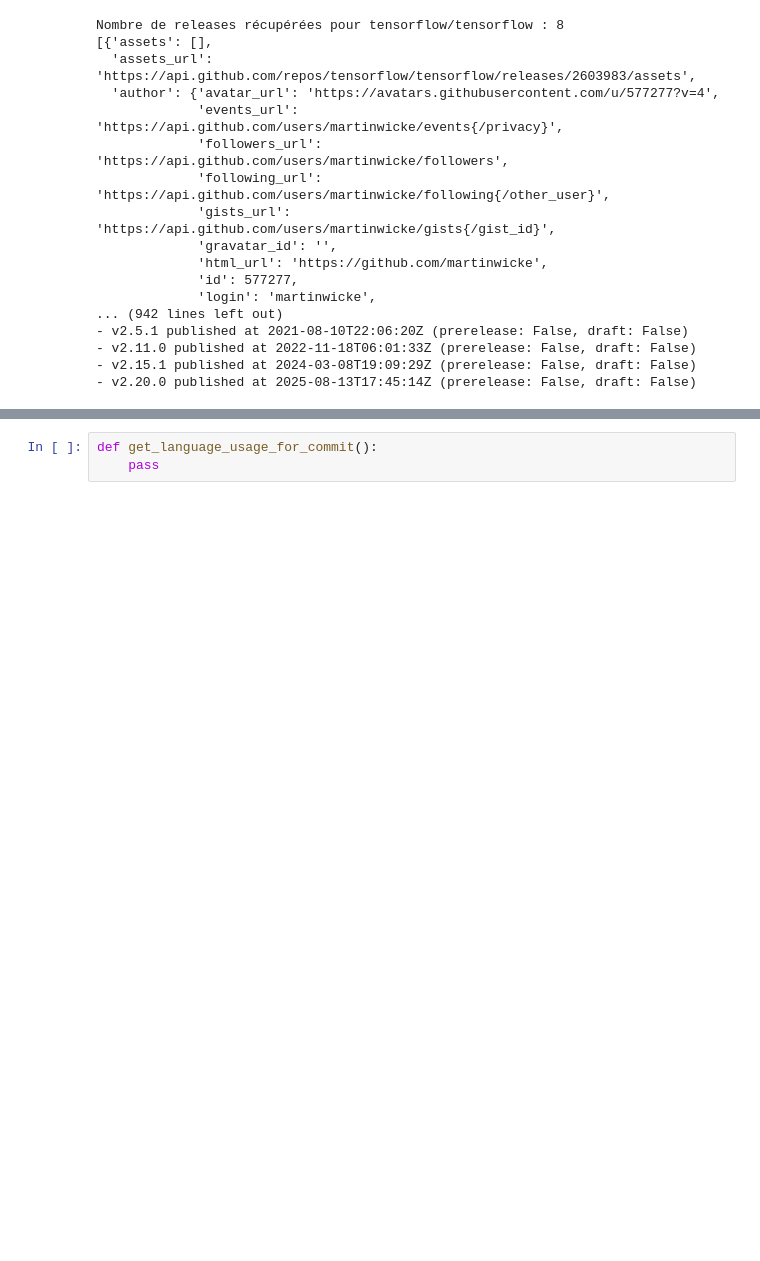
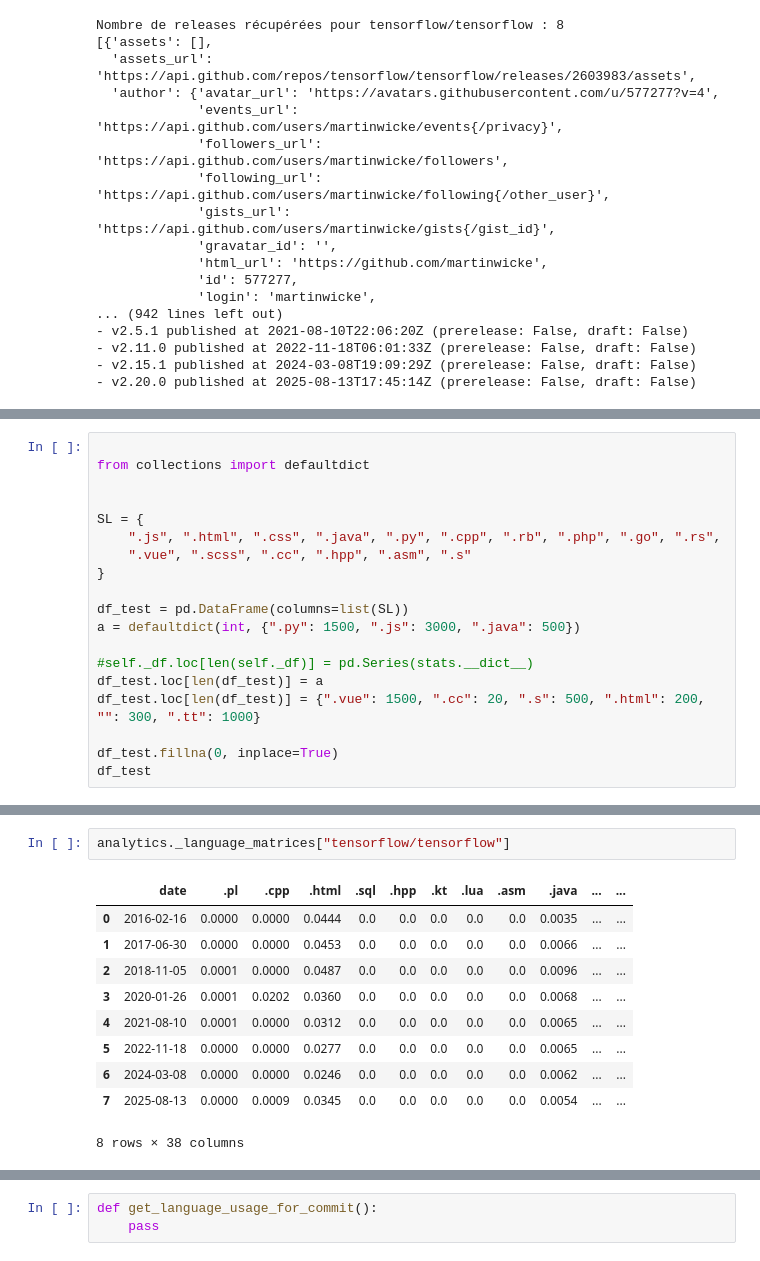
Before and after one commit to kerryghan-relot/Github-Language-Analysis, a Jupyter notebook: research/01a - Kerryghan Data Collection.ipynb, the cells around one changed output, grey strips where cells are left out. Drawn from its saved outputs; the diff is of its cells as text; blank space fills up the shorter version.

Commit message:
Kerryghan - fully working data collection ready to collect

```diff
--- a/research/01a - Kerryghan Data Collection.ipynb
+++ b/research/01a - Kerryghan Data Collection.ipynb
@@ -209,0 +423,19 @@ Nombre de releases récupérées pour tensorflow/tensorflow : 8
+# %%
+
+from collections import defaultdict
+
+
+SL = {
+    ".js", ".html", ".css", ".java", ".py", ".cpp", ".rb", ".php", ".go", ".rs",
+    ".vue", ".scss", ".cc", ".hpp", ".asm", ".s"
+}
+
+df_test = pd.DataFrame(columns=list(SL))
+a = defaultdict(int, {".py": 1500, ".js": 3000, ".java": 500})
+
+#self._df.loc[len(self._df)] = pd.Series(stats.__dict__)
+df_test.loc[len(df_test)] = a
+df_test.loc[len(df_test)] = {".vue": 1500, ".cc": 20, ".s": 500, ".html": 200, "": 300, ".tt": 1000}
+
+df_test.fillna(0, inplace=True)
+df_test
@@ -209,0 +690,13 @@ Nombre de releases récupérées pour tensorflow/tensorflow : 8
+# %%
+analytics._language_matrices["tensorflow/tensorflow"]
+# %% [output]
+|  | date | .pl | .cpp | .html | .sql | .hpp | .kt | .lua | .asm | .java | ... | ... |
+| 0 | 2016-02-16 | 0.0000 | 0.0000 | 0.0444 | 0.0 | 0.0 | 0.0 | 0.0 | 0.0 | 0.0035 | ... | ... |
+| 1 | 2017-06-30 | 0.0000 | 0.0000 | 0.0453 | 0.0 | 0.0 | 0.0 | 0.0 | 0.0 | 0.0066 | ... | ... |
+| 2 | 2018-11-05 | 0.0001 | 0.0000 | 0.0487 | 0.0 | 0.0 | 0.0 | 0.0 | 0.0 | 0.0096 | ... | ... |
+| 3 | 2020-01-26 | 0.0001 | 0.0202 | 0.0360 | 0.0 | 0.0 | 0.0 | 0.0 | 0.0 | 0.0068 | ... | ... |
+| 4 | 2021-08-10 | 0.0001 | 0.0000 | 0.0312 | 0.0 | 0.0 | 0.0 | 0.0 | 0.0 | 0.0065 | ... | ... |
+| 5 | 2022-11-18 | 0.0000 | 0.0000 | 0.0277 | 0.0 | 0.0 | 0.0 | 0.0 | 0.0 | 0.0065 | ... | ... |
+| 6 | 2024-03-08 | 0.0000 | 0.0000 | 0.0246 | 0.0 | 0.0 | 0.0 | 0.0 | 0.0 | 0.0062 | ... | ... |
+| 7 | 2025-08-13 | 0.0000 | 0.0009 | 0.0345 | 0.0 | 0.0 | 0.0 | 0.0 | 0.0 | 0.0054 | ... | ... |
+8 rows × 38 columns
```
Also changed, not shown: parts of 8 cells of this notebook, 8 other files.
